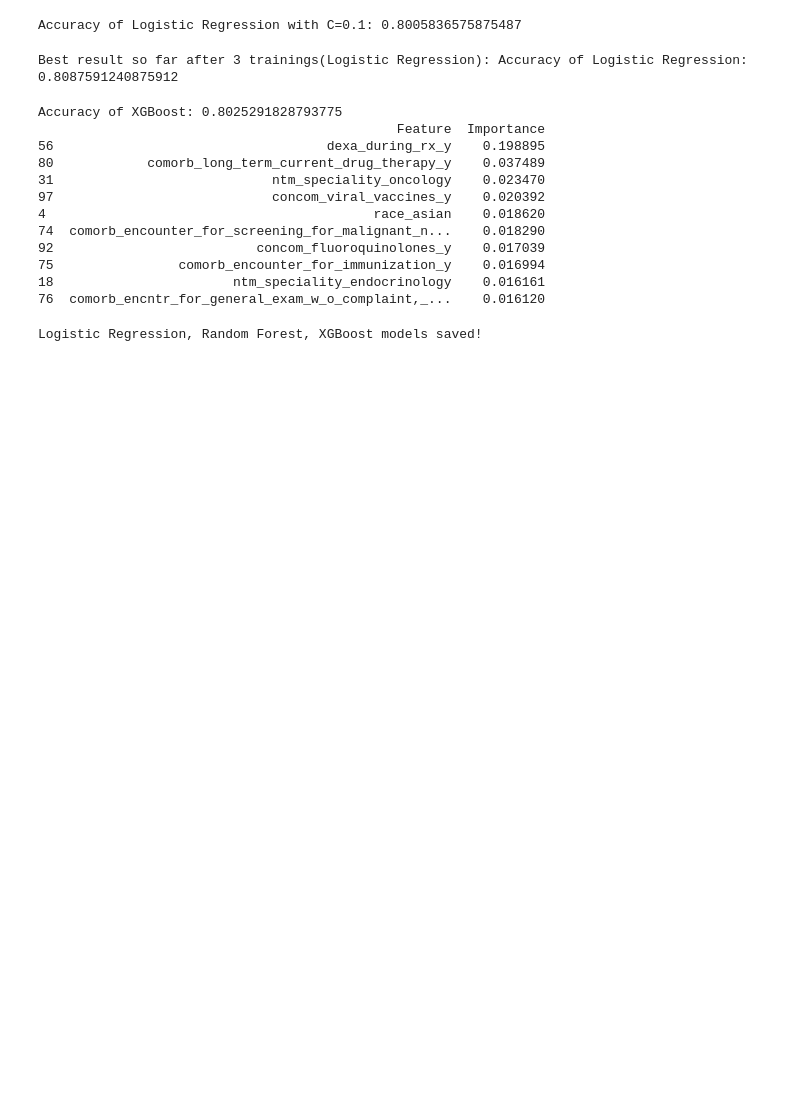
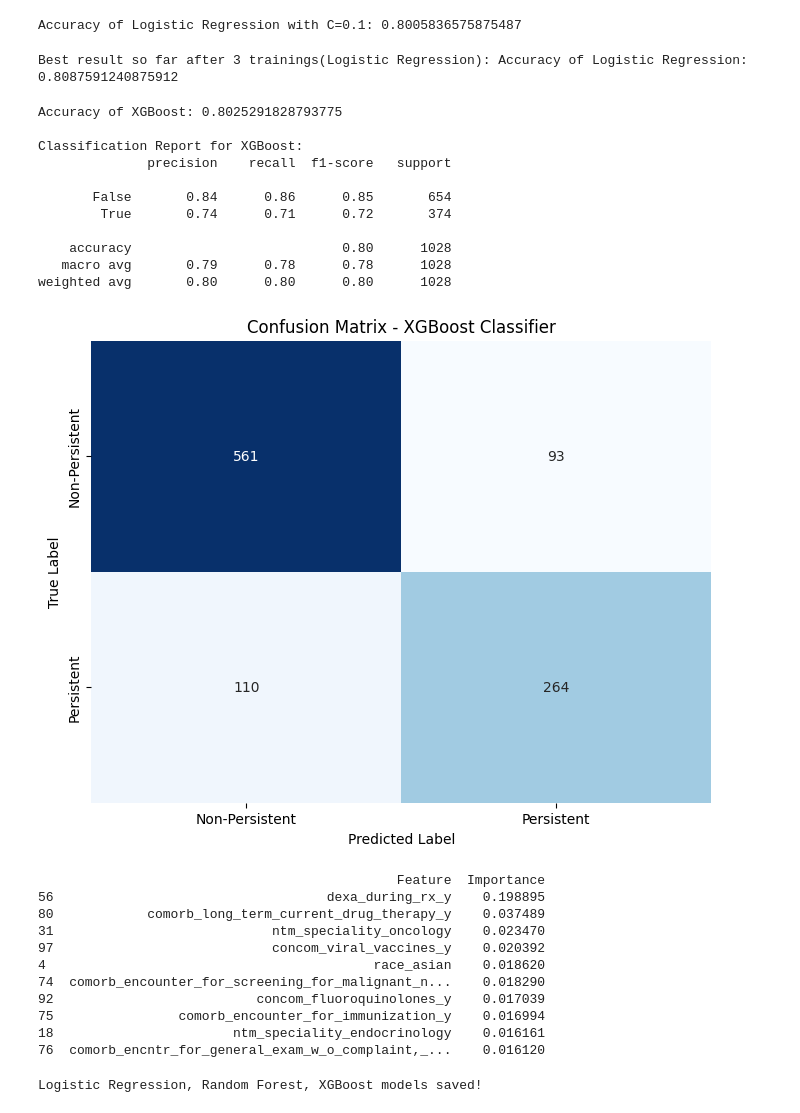
Before and after one commit to shuyi95/HealthcareDrugPersistancy, a Jupyter notebook: healthcare_week9-12.ipynb, the cells around one changed output. Drawn from its saved outputs; the diff is of its cells as text; code cells hidden in the pictures; blank space fills up the shorter version.

```diff
--- a/healthcare_week9-12.ipynb
+++ b/healthcare_week9-12.ipynb
@@ -809,44 +885,73 @@ def clean_feature_names(columns):
     # Replace [, ], and < with an empty string, ensuring feature names are clean
     cleaned_columns = [re.sub(r'[\[\]<]', '', str(col)) for col in columns]
     return cleaned_columns
 
 # Apply function to clean the feature names in both train and test sets
 X_train.columns = clean_feature_names(X_train.columns)
 X_test.columns = clean_feature_names(X_test.columns)
 
 # XGBoost training
 xgb_clf = xgb.XGBClassifier(n_estimators=100, random_state=42)
 xgb_clf.fit(X_train, y_train)
 
 # Predict on test data
 y_pred_xgb = xgb_clf.predict(X_test)
 
 # Evaluate accuracy
 accuracy_xgb = accuracy_score(y_test, y_pred_xgb)
 print(f"Accuracy of XGBoost: {accuracy_xgb}")
 
+# Detailed Classification Report
+print("\nClassification Report for XGBoost:")
+print(classification_report(y_test, y_pred_xgb))
+
+# Confusion Matrix
+conf_matrix_xgb = confusion_matrix(y_test, y_pred_xgb)
+
+# Plotting the Confusion Matrix as a Heatmap
+plt.figure(figsize=(8, 6))
+sns.heatmap(conf_matrix_xgb, annot=True, fmt="d", cmap="Blues", cbar=False,
+            xticklabels=['Non-Persistent', 'Persistent'],
+            yticklabels=['Non-Persistent', 'Persistent'])
+plt.xlabel("Predicted Label")
+plt.ylabel("True Label")
+plt.title("Confusion Matrix - XGBoost Classifier")
+plt.show()
+
+
 # Feature importance
 xgb_importances = xgb_clf.feature_importances_
 important_features_xgb = pd.DataFrame({
     'Feature': X_train.columns,  # Use the cleaned feature names here
     'Importance': xgb_importances
 }).sort_values(by='Importance', ascending=False)
 
 # Top important features
 print(important_features_xgb.head(10))
 # %% [output]
 Accuracy of XGBoost: 0.8025291828793775
-                                              Feature  Importance
-56                                   dexa_during_rx_y    0.198895
-80            comorb_long_term_current_drug_therapy_y    0.037489
-31                            ntm_speciality_oncology    0.023470
-97                            concom_viral_vaccines_y    0.020392
-4                                          race_asian    0.018620
-74  comorb_encounter_for_screening_for_malignant_n...    0.018290
-92                          concom_fluoroquinolones_y    0.017039
-75                comorb_encounter_for_immunization_y    0.016994
-18                       ntm_speciality_endocrinology    0.016161
-76  comorb_encntr_for_general_exam_w_o_complaint,_...    0.016120
+
+Classification Report for XGBoost:
+              precision    recall  f1-score   support
+
+       False       0.84      0.86      0.85       654
+        True       0.74      0.71      0.72       374
+
+    accuracy                           0.80      1028
+   macro avg       0.79      0.78      0.78      1028
+weighted avg       0.80      0.80      0.80      1028
+[figure, added]
+                                              Feature  Importance
+56                                   dexa_during_rx_y    0.198895
+80            comorb_long_term_current_drug_therapy_y    0.037489
+31                            ntm_speciality_oncology    0.023470
+97                            concom_viral_vaccines_y    0.020392
+4                                          race_asian    0.018620
+74  comorb_encounter_for_screening_for_malignant_n...    0.018290
+92                          concom_fluoroquinolones_y    0.017039
+75                comorb_encounter_for_immunization_y    0.016994
+18                       ntm_speciality_endocrinology    0.016161
+76  comorb_encntr_for_general_exam_w_o_complaint,_...    0.016120
 # %%
 import joblib
 
```
Also changed, not shown: parts of 4 cells of this notebook, 4 other files.
